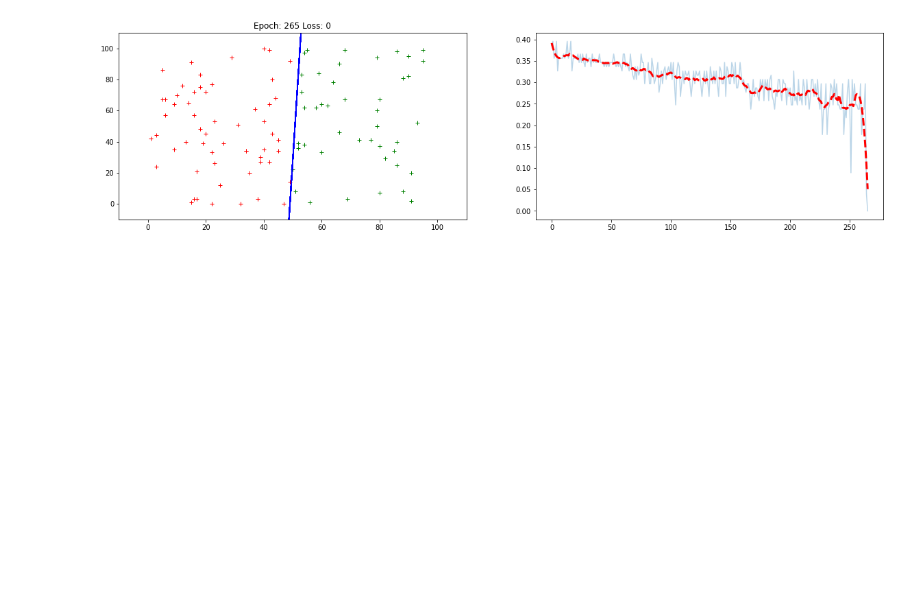
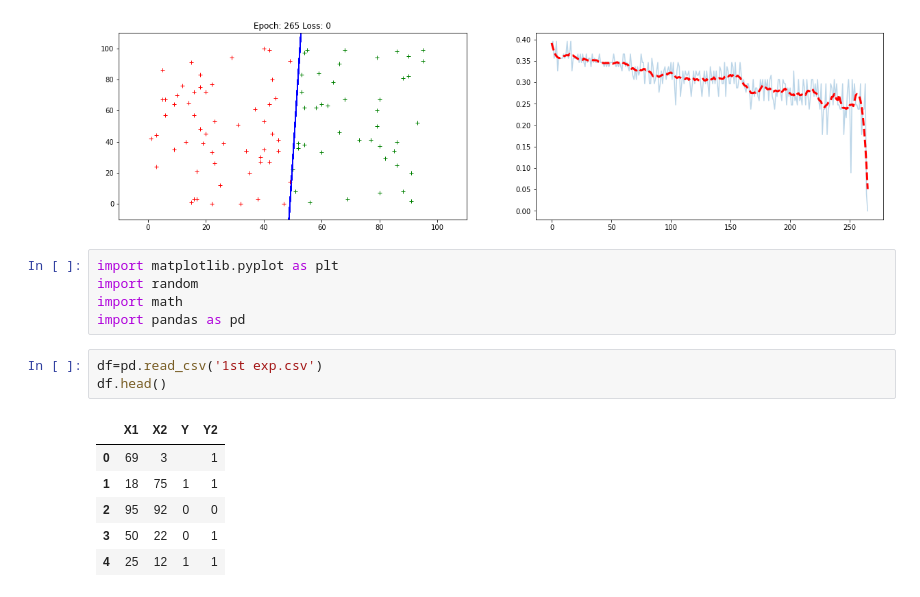
Before and after one commit to Kajol19-1/CVPR-Spring-21-22, a Jupyter notebook: c1.ipynb, the cells around one changed output. Cells and saved outputs as stored; diff of their text form; blank space fills up the shorter version.

```diff
--- a/c1.ipynb
+++ b/c1.ipynb
@@ -103,3 +103,18 @@ while count < len(X1):
     epoch += 1
 # %% [output]
 [figure]
+# %%
+import matplotlib.pyplot as plt
+import random
+import math
+import pandas as pd
+# %%
+df=pd.read_csv('1st exp.csv')
+df.head()
+# %% [output]
+|  | X1 | X2 | Y | Y2 |
+| 0 | 69 | 3 |  | 1 |
+| 1 | 18 | 75 | 1 | 1 |
+| 2 | 95 | 92 | 0 | 0 |
+| 3 | 50 | 22 | 0 | 1 |
+| 4 | 25 | 12 | 1 | 1 |
```
Also changed, not shown: parts of 2 cells of this notebook, 1 other file.
